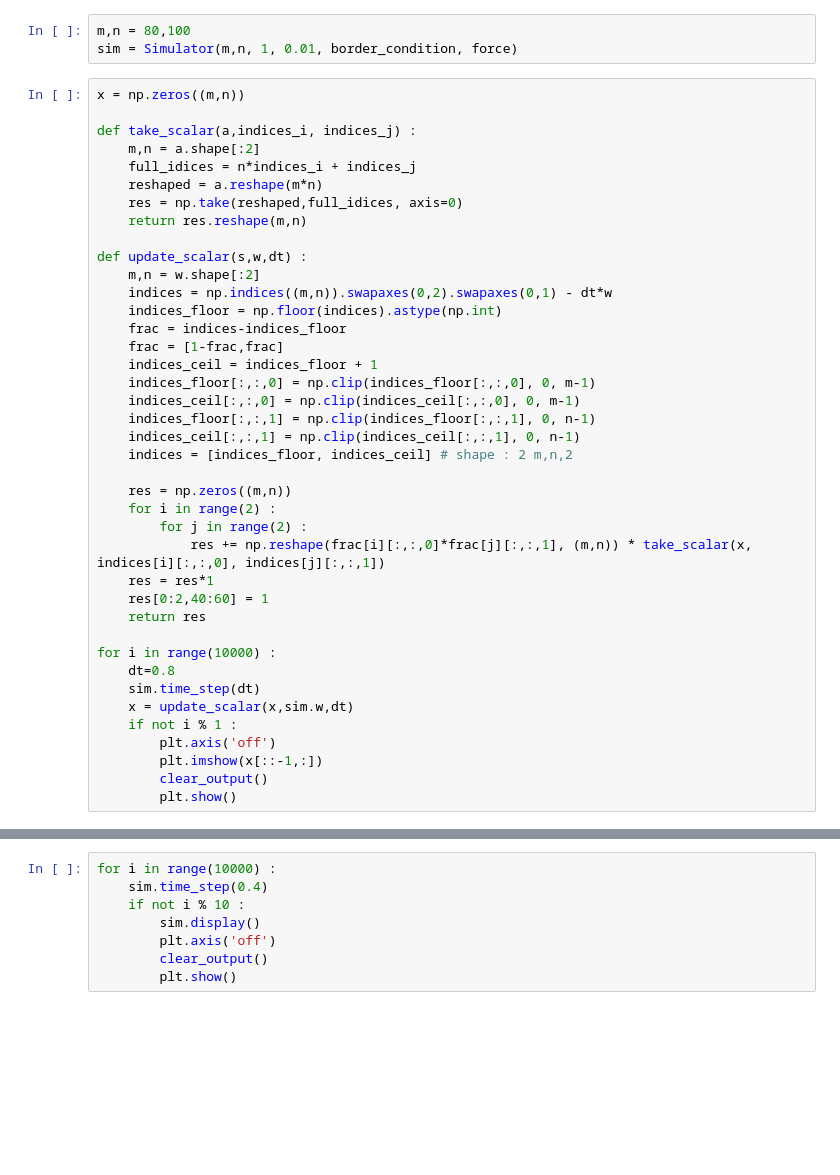
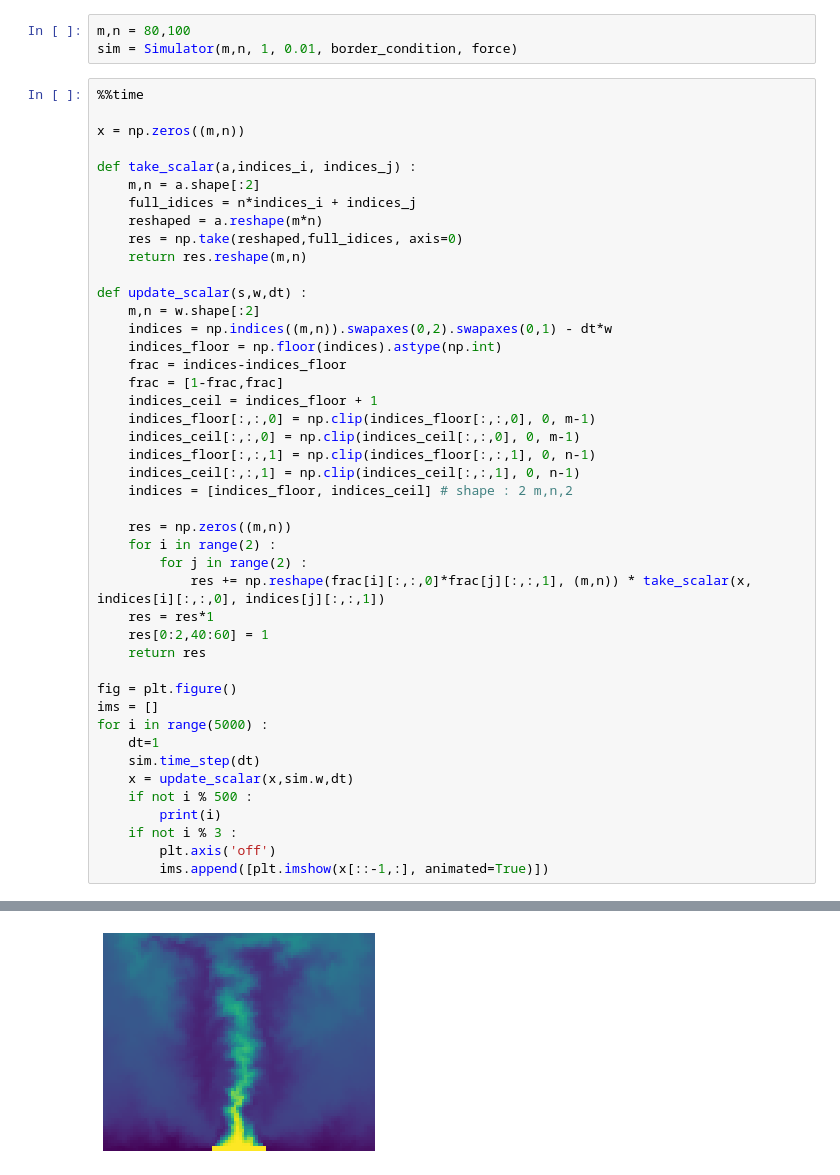
Before and after one commit to leoHeidel/stable-fluids, a Jupyter notebook: simulator-demo.ipynb, the cells around one changed output, grey strips where cells are left out. Cells and saved outputs as stored; diff of their text form; blank space fills up the shorter version.

```diff
--- a/simulator-demo.ipynb
+++ b/simulator-demo.ipynb
@@ -21,6 +27,8 @@ def border_condition(w):
 m,n = 80,100
 sim = Simulator(m,n, 1, 0.01, border_condition, force)
 # %%
+%%time
+
 x = np.zeros((m,n))
 
 def take_scalar(a,indices_i, indices_j) :
@@ -51,12 +59,15 @@ def update_scalar(s,w,dt) :
     res[0:2,40:60] = 1
     return res
 
-for i in range(10000) :
-    dt=0.8
+fig = plt.figure()
+ims = []
+for i in range(5000) :
+    dt=1
     sim.time_step(dt)
     x = update_scalar(x,sim.w,dt)
-    if not i % 1 :
+    if not i % 500 :
+        print(i)
+    if not i % 3 :
         plt.axis('off')
-        plt.imshow(x[::-1,:])
-        clear_output()
-        plt.show()
+        ims.append([plt.imshow(x[::-1,:], animated=True)])
+# %% [output]
@@ -63,8 +86 @@ for i in range(10000) :
+[figure, added]
-# %%
-for i in range(10000) :
-    sim.time_step(0.4)
-    if not i % 10 :
-        sim.display()
-        plt.axis('off')
-        clear_output()
-        plt.show()
```
Also changed, not shown: parts of 7 cells of this notebook.
